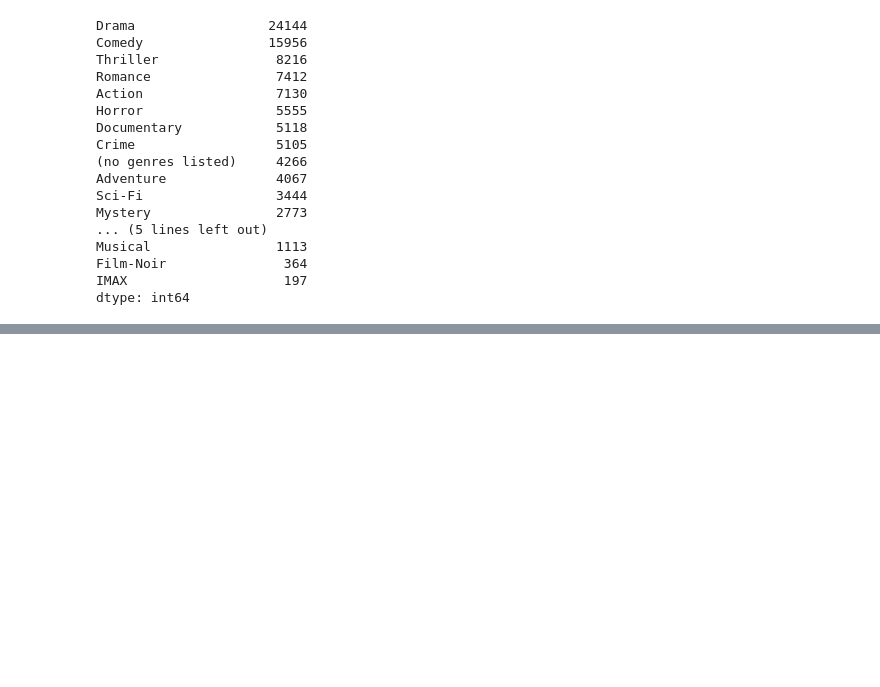
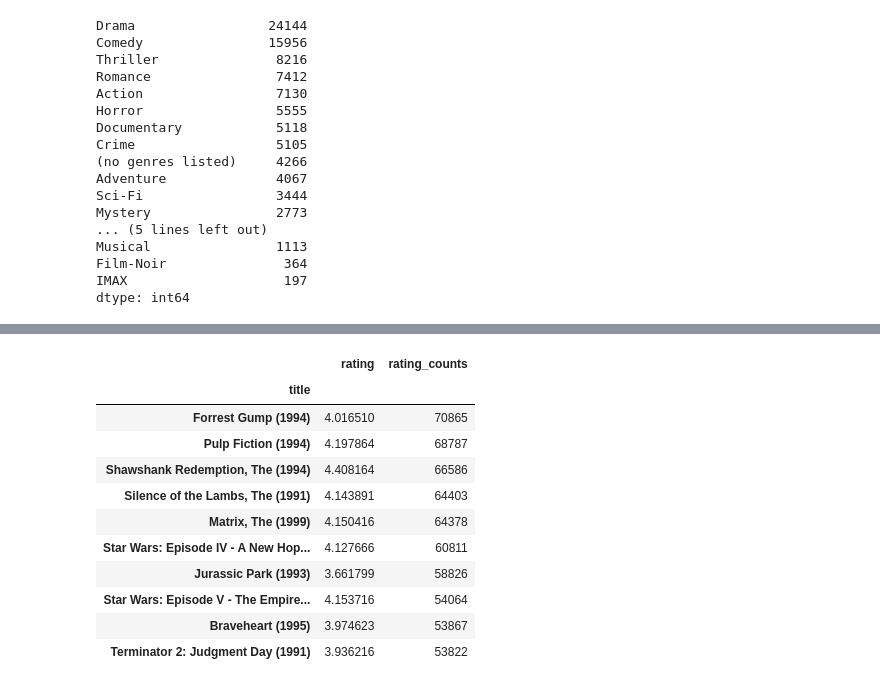
Before and after one commit to alicehuang2/springboard_capstone, a Jupyter notebook: movielens-large.ipynb, the cells around one changed output, grey strips where cells are left out. Cells and saved outputs as stored; diff of their text form; code cells hidden in the pictures; blank space fills up the shorter version.

```diff
--- a/movielens-large.ipynb
+++ b/movielens-large.ipynb
@@ -491,0 +491,16 @@ dtype: int64
+# %%
+avgrating = avgrating.sort_values(['rating_counts', 'rating'], ascending=False)
+avgrating.head(10)
+# %% [output]
+|  | rating | rating_counts |
+| title |  |  |
+| Forrest Gump (1994) | 4.016510 | 70865 |
+| Pulp Fiction (1994) | 4.197864 | 68787 |
+| Shawshank Redemption, The (1994) | 4.408164 | 66586 |
+| Silence of the Lambs, The (1991) | 4.143891 | 64403 |
+| Matrix, The (1999) | 4.150416 | 64378 |
+| Star Wars: Episode IV - A New Hop... | 4.127666 | 60811 |
+| Jurassic Park (1993) | 3.661799 | 58826 |
+| Star Wars: Episode V - The Empire... | 4.153716 | 54064 |
+| Braveheart (1995) | 3.974623 | 53867 |
+| Terminator 2: Judgment Day (1991) | 3.936216 | 53822 |
```
Also changed, not shown: parts of 23 cells of this notebook.
